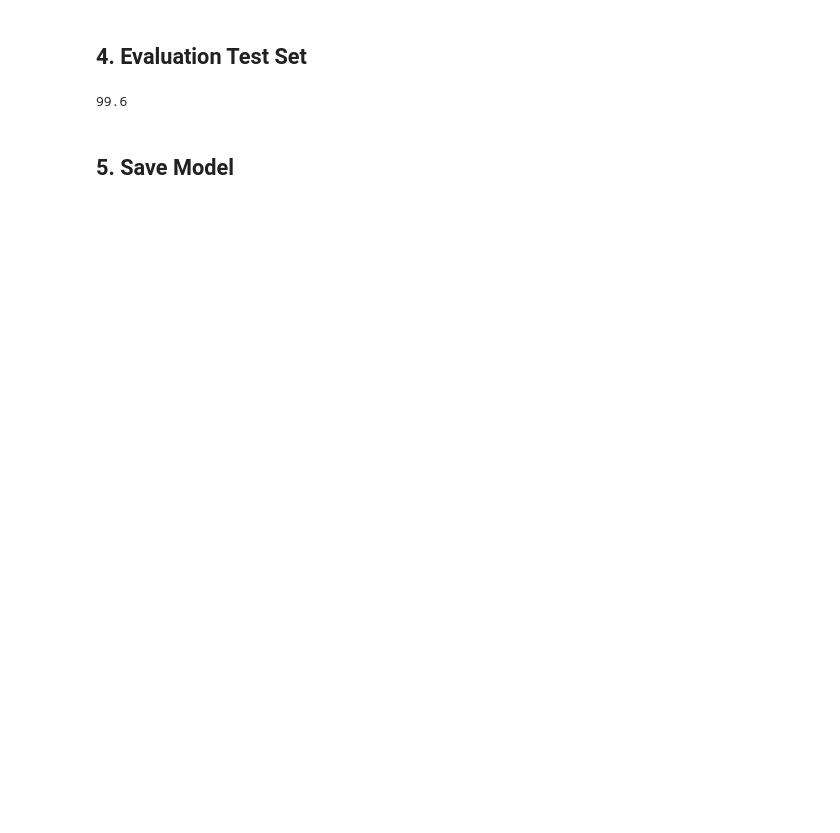
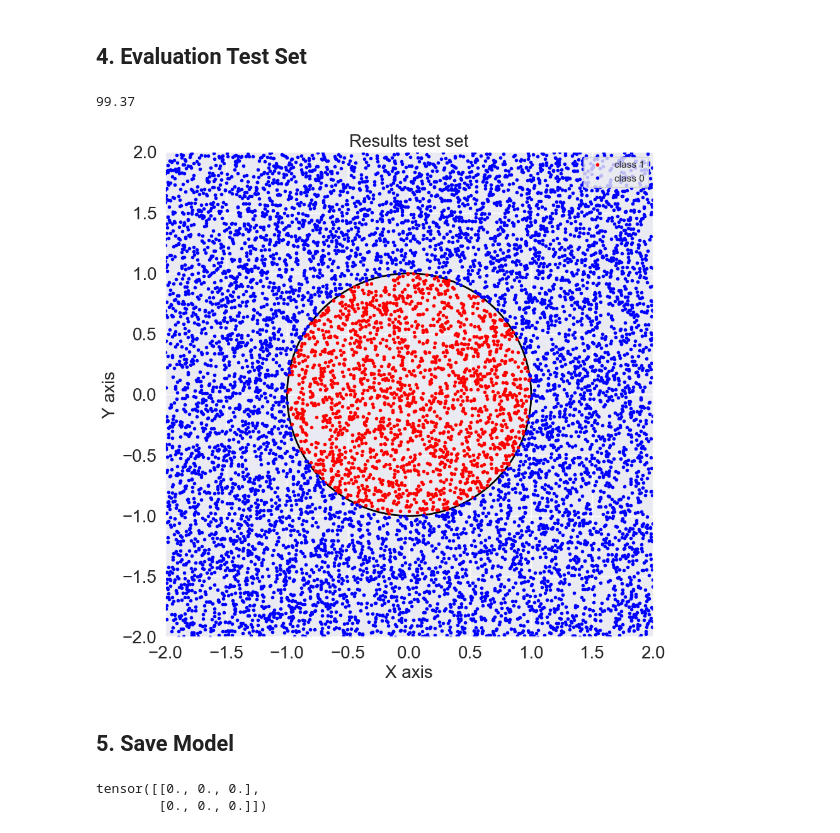
Before and after one commit to bonells96/2d_sphere_nn, a Jupyter notebook: tutorial_notebook.ipynb, the cells around one changed output. Drawn from its saved outputs; the diff is of its cells as text; code cells hidden in the pictures; blank space fills up the shorter version.

```diff
--- a/tutorial_notebook.ipynb
+++ b/tutorial_notebook.ipynb
@@ -29,7 +27,7 @@ tensor([0])
 # %%
 RADIUS = 1 #math.sqrt(2/math.pi)
 train_size = 10000
-test_size = 1000
+test_size = 10000
 # %% [markdown]
 # 1. Generate Data class
 
@@ -183,8 +171,17 @@ plt.show()
 # %%
 utils.evaluate(model_sphere, test_loader)/len(test_loader)
 # %% [output]
-99.6
+99.37
+# %%
+plot.plot_circle_with_labels (test_set.coordinates, test_set.labels, 'Results test set', color_1='red')
+# %% [output]
+[figure, added]
 # %% [markdown]
 ## 5. Save Model
 # %%
 torch.save(model_sphere.state_dict(), join(PATH_MODELS, 'ffn_sphere.pt'))
+# %%
+print(torch.empty((2,3)))
+# %% [output]
+tensor([[0., 0., 0.],
+        [0., 0., 0.]])
```
Also changed, not shown: parts of 5 cells of this notebook.
